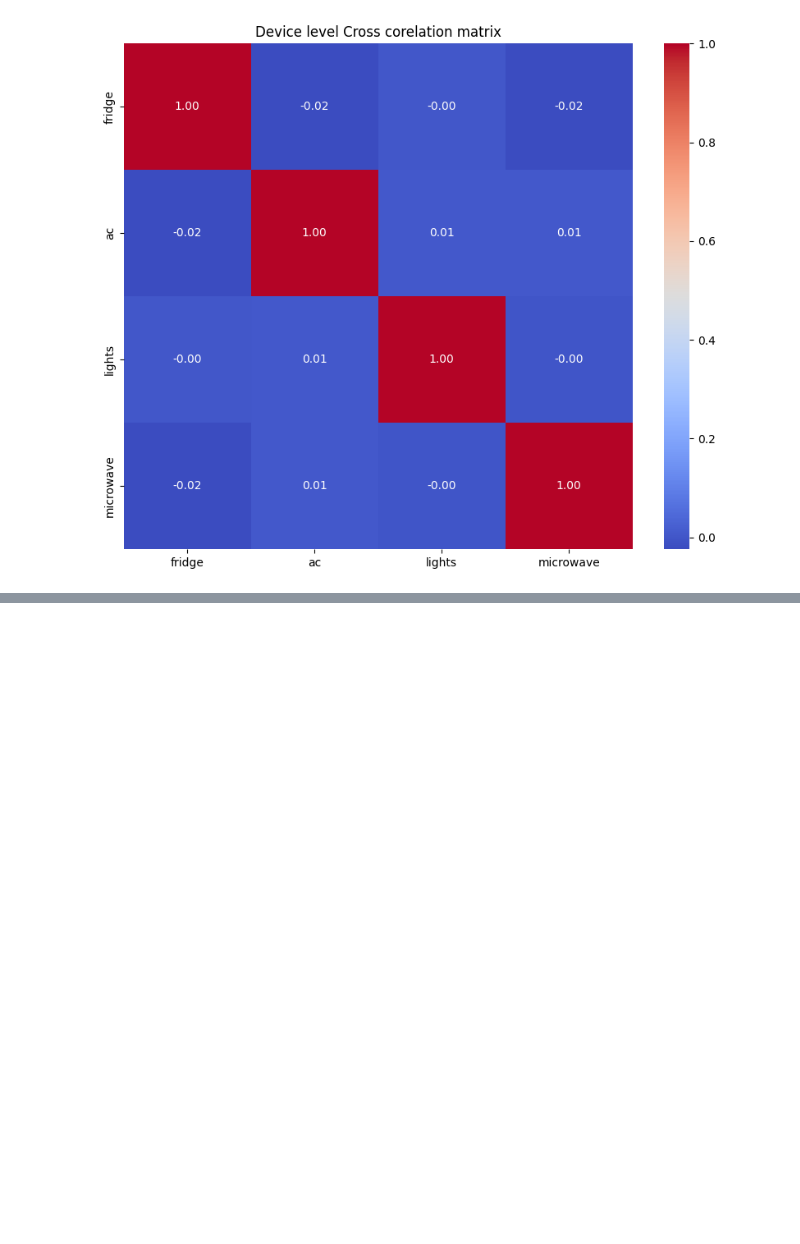
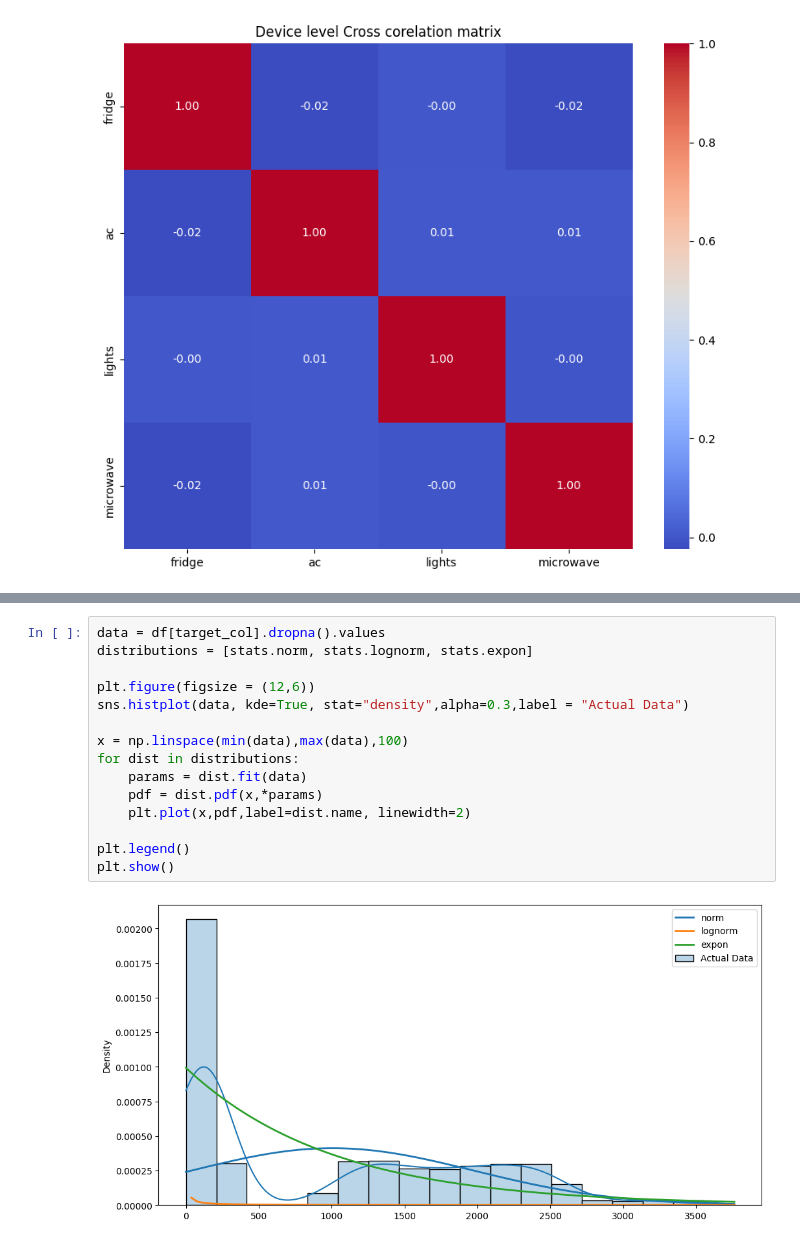
Before and after one commit to shansree-z/SmartEnergy-Consumptions, a Jupyter notebook: Pre-Processing.ipynb, the cells around one changed output, grey strips where cells are left out. Saved outputs shown, nothing was run; the diff lists cells and outputs as text; blank space fills up the shorter version.

```diff
--- a/Pre-Processing.ipynb
+++ b/Pre-Processing.ipynb
@@ -379,0 +403,17 @@ else:
+# %%
+data = df[target_col].dropna().values
+distributions = [stats.norm, stats.lognorm, stats.expon]
+
+plt.figure(figsize = (12,6))
+sns.histplot(data, kde=True, stat="density",alpha=0.3,label = "Actual Data")
+
+x = np.linspace(min(data),max(data),100)
+for dist in distributions:
+    params = dist.fit(data)
+    pdf = dist.pdf(x,*params)
+    plt.plot(x,pdf,label=dist.name, linewidth=2)
+
+plt.legend()
+plt.show()
+# %% [output]
+[figure, added]
```
Also changed, not shown: parts of 2 cells of this notebook.
